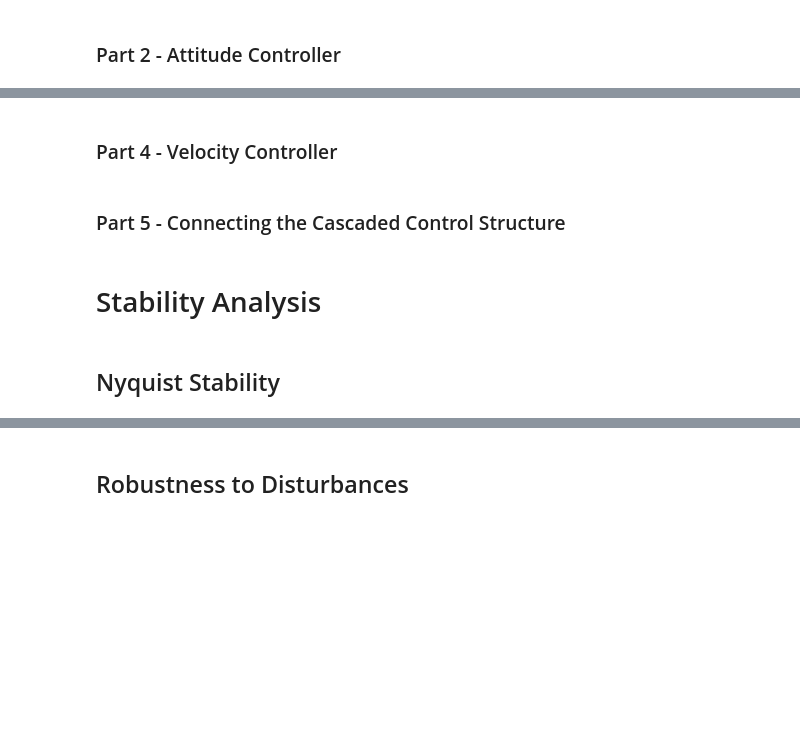
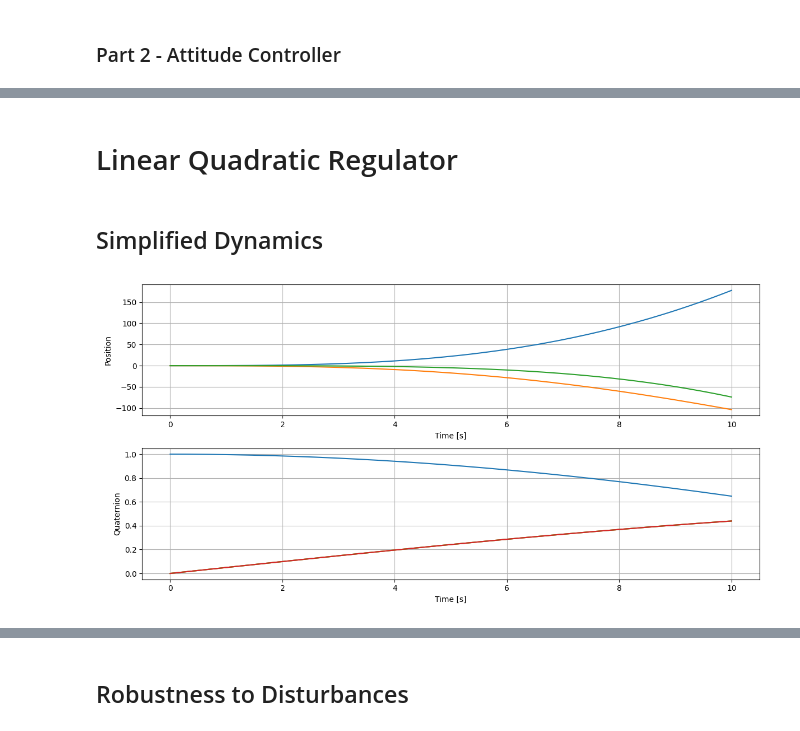
Before and after one commit to Vince-C156/Control-Fundementals, a Jupyter notebook: Examples/Drake-Quad-Sim/drake-pid.ipynb, the cells around one changed output, grey strips where cells are left out. Cells and saved outputs as stored; diff of their text form; code cells hidden in the pictures; blank space fills up the shorter version.

```diff
--- a/Examples/Drake-Quad-Sim/drake-pid.ipynb
+++ b/Examples/Drake-Quad-Sim/drake-pid.ipynb
@@ -542,8 +548,4 @@ TypeError: __init__(): incompatible constructor arguments. The following argumen
-# %% [markdown]
-### Part 4 - Velocity Controller
-# %% [markdown]
-### Part 5 - Connecting the Cascaded Control Structure
 # %% [markdown]
-# Stability Analysis
+# Linear Quadratic Regulator
 # %% [markdown]
-## Nyquist Stability
+## Simplified Dynamics
@@ -549,0 +636,62 @@ TypeError: __init__(): incompatible constructor arguments. The following argumen
+# %%
+# Create the system
+
+Dynamics = QuaternionDynamicsSystem_[None]
+system = Dynamics()
+
+# Define initial conditions
+initial_state = np.array([0, 0, 0,  # Initial position
+                          1, 0, 0, 0,  # Initial orientation (Identity quaternion)
+                          0, 0, 0])  # Initial velocity
+
+# Define a simple control input trajectory (constant for this example)
+control_input = np.array([0.1, 0.1, 0.1,  # Constant body rates
+                          9.81])  # Thrust to counteract gravity
+
+# Create a diagram to manage the system and the log
+builder = DiagramBuilder()
+system_instance = builder.AddSystem(system)
+
+# Add a constant source for control inputs
+control_source = builder.AddSystem(ConstantVectorSource(control_input))
+builder.Connect(control_source.get_output_port(0), system_instance.get_input_port(0))
+
+# Add logger to capture the output
+logger = LogVectorOutput(system_instance.get_output_port(0), builder)
+
+# Build the diagram
+diagram = builder.Build()
+
+# Create a simulator and set initial conditions
+simulator = Simulator(diagram)
+simulator_context = simulator.get_mutable_context()
+simulator_context.SetContinuousState(initial_state)
+
+# Simulate for a given duration
+duration = 10  # seconds
+simulator.AdvanceTo(duration)
+
+# Retrieve and plot the logged data
+import matplotlib.pyplot as plt
+
+log_data = logger.FindLog(simulator_context)
+time = log_data.sample_times()
+state = log_data.data()
+
+plt.figure(figsize=(12, 6))
+plt.subplot(2, 1, 1)
+plt.plot(time, state[:3, :].T)  # Plot position
+plt.xlabel('Time [s]')
+plt.ylabel('Position')
+plt.grid(True)
+
+plt.subplot(2, 1, 2)
+plt.plot(time, state[3:7, :].T)  # Plot quaternion components
+plt.xlabel('Time [s]')
+plt.ylabel('Quaternion')
+plt.grid(True)
+
+plt.tight_layout()
+plt.show()
+# %% [output]
+[figure, added]
```
Also changed, not shown: parts of 13 cells of this notebook.
